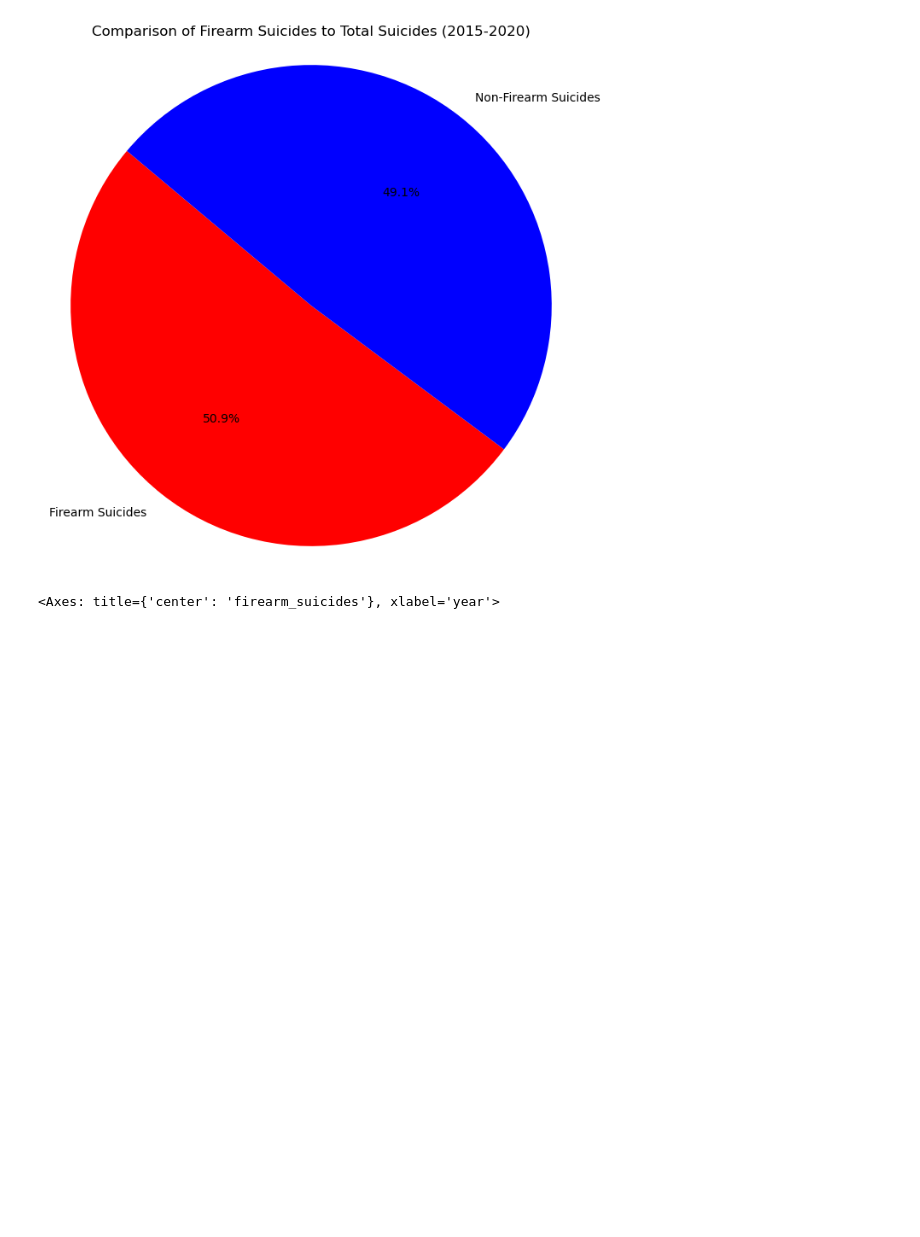
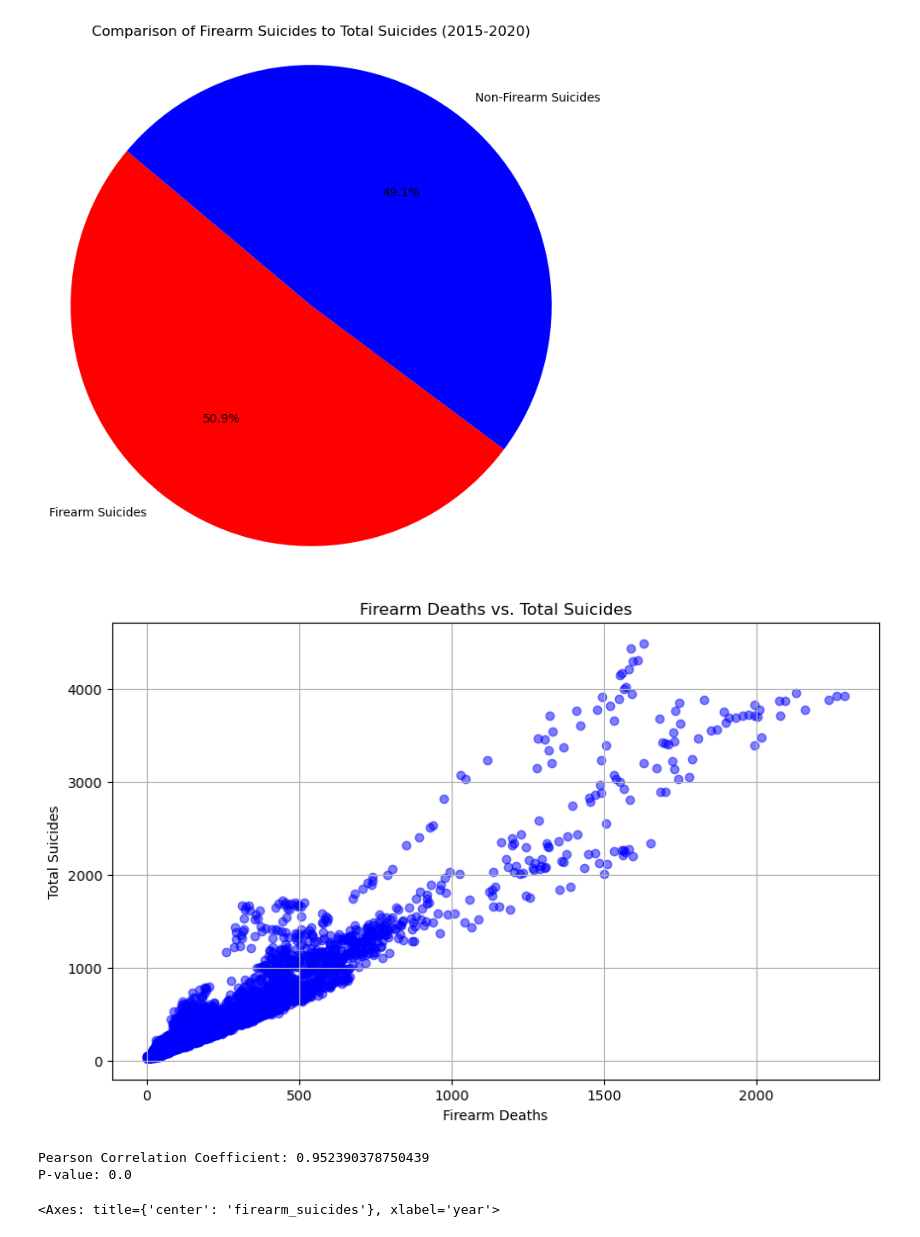
Before and after one commit to apizana/Project1, a Jupyter notebook: Untitled.ipynb, the cells around one changed output. Cells and saved outputs as stored; diff of their text form; code cells hidden in the pictures; blank space fills up the shorter version.

```diff
--- a/Untitled.ipynb
+++ b/Untitled.ipynb
@@ -176,6 +177,26 @@ plt.title('Comparison of Firearm Suicides to Total Suicides (2015-2020)')
 plt.show()
 # %% [output]
 [figure]
+# %%
+firearm_deaths = firearm_death_df['firearm_suicides']
+total_suicides = firearm_death_df['total_suicides']
+
+plt.figure(figsize=(10, 6))
+plt.scatter(firearm_deaths, total_suicides, color='blue', alpha=0.5)
+plt.title('Firearm Deaths vs. Total Suicides')
+plt.xlabel('Firearm Deaths')
+plt.ylabel('Total Suicides')
+plt.grid(True)
+plt.show()
+# %% [output]
+[figure, added]
+# %%
+correlation_coefficient, p_value = pearsonr(firearm_deaths, total_suicides)
+print(f"Pearson Correlation Coefficient: {correlation_coefficient}")
+print(f"P-value: {p_value}")
+# %% [output]
+Pearson Correlation Coefficient: 0.952390378750439
+P-value: 0.0
 # %%
 # Create a boxplot to compare means
 #filtered_data.replace(0, pd.NA, inplace=True)
```
Also changed, not shown: parts of 2 cells of this notebook.
